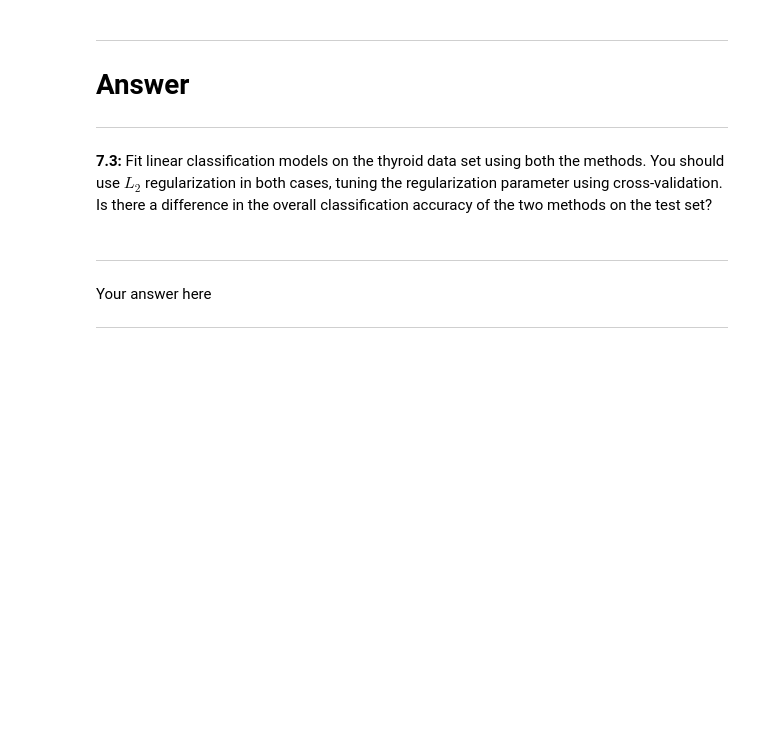
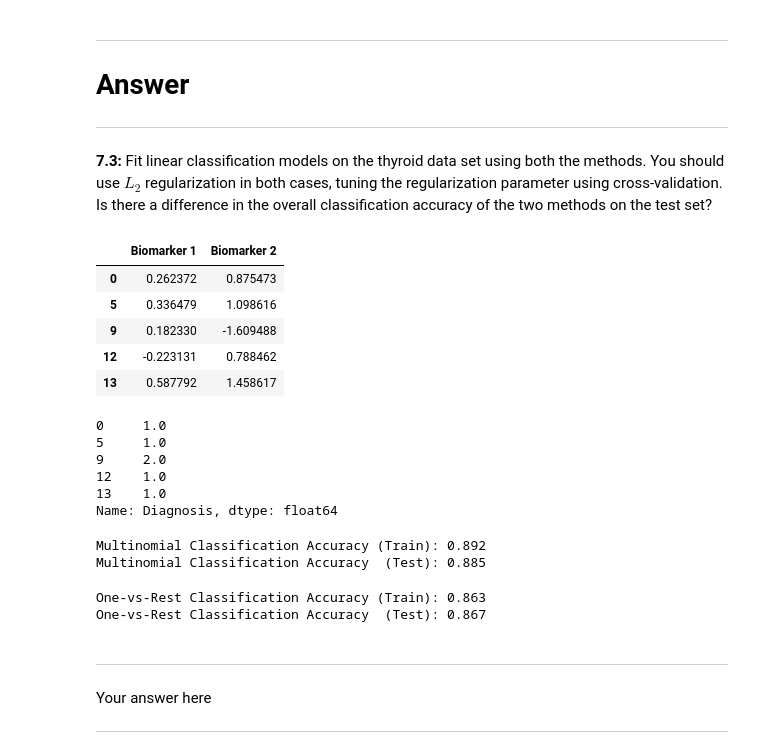
Before and after one commit to ejohnsson/CS109A, a Jupyter notebook: cs109_hw5 (1).ipynb, the cells around one changed output. Cells and saved outputs as stored; diff of their text form; code cells hidden in the pictures; blank space fills up the shorter version.

```diff
--- a/cs109_hw5 (1).ipynb
+++ b/cs109_hw5 (1).ipynb
@@ -754,3 +752,62 @@ It does seem like this would be a good problem for linear classifiers. The three
+# %%
+# Separate Predictors and Response
+y_train = data_train['Diagnosis']
+y_test = data_test['Diagnosis']
+
+x_train = data_train.drop(columns='Diagnosis')
+x_test = data_test.drop(columns='Diagnosis')
+# %%
+x_train.head()
+# %% [output]
+|  | Biomarker 1 | Biomarker 2 |
+| 0 | 0.262372 | 0.875473 |
+| 5 | 0.336479 | 1.098616 |
+| 9 | 0.182330 | -1.609488 |
+| 12 | -0.223131 | 0.788462 |
+| 13 | 0.587792 | 1.458617 |
+# %%
+y_train.head()
+# %% [output]
+0     1.0
+5     1.0
+9     2.0
+12    1.0
+13    1.0
+Name: Diagnosis, dtype: float64
+# %%
+## Multinomial Logistic Regression
+
+# Fit Model
+mult_reg = LogisticRegressionCV(multi_class='multinomial', penalty='l2', cv=5)
+mult_reg.fit(x_train, y_train)
+
+# Get Classification Accuracy
+acc_train_mlr = mult_reg.score(x_train, y_train)
+acc_test_mlr = mult_reg.score(x_test, y_test)
+
+# Report Accuracy
+print("Multinomial Classification Accuracy (Train):", round(acc_train_mlr, 3))
+print("Multinomial Classification Accuracy  (Test):", round(acc_test_mlr, 3))
+# %% [output]
+Multinomial Classification Accuracy (Train): 0.892
+Multinomial Classification Accuracy  (Test): 0.885
+# %%
+## One-vs-Rest Logistic Regression
+
+# Fit Model
+ovr_reg = LogisticRegressionCV(multi_class='ovr', penalty='l2', cv=5)
+ovr_reg.fit(x_train, data_train['Diagnosis'])
+
+# Get Classification Accuracy
+acc_train_ovr = ovr_reg.score(x_train, data_train['Diagnosis'])
+acc_test_ovr = ovr_reg.score(x_test, data_test['Diagnosis'])
+
+# Report Accuracy
+print("One-vs-Rest Classification Accuracy (Train):", round(acc_train_ovr, 3))
+print("One-vs-Rest Classification Accuracy  (Test):", round(acc_test_ovr, 3))
+# %% [output]
+One-vs-Rest Classification Accuracy (Train): 0.863
+One-vs-Rest Classification Accuracy  (Test): 0.867
 # %% [markdown]
 ----
 Your answer here
```
Also changed, not shown: parts of 3 cells of this notebook.
